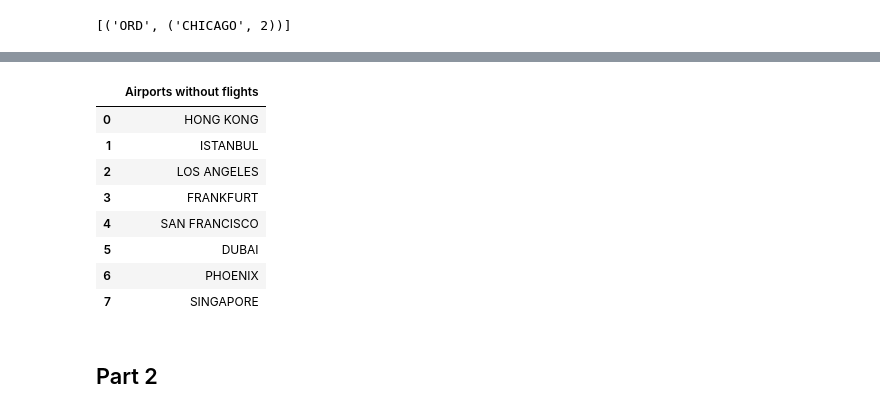
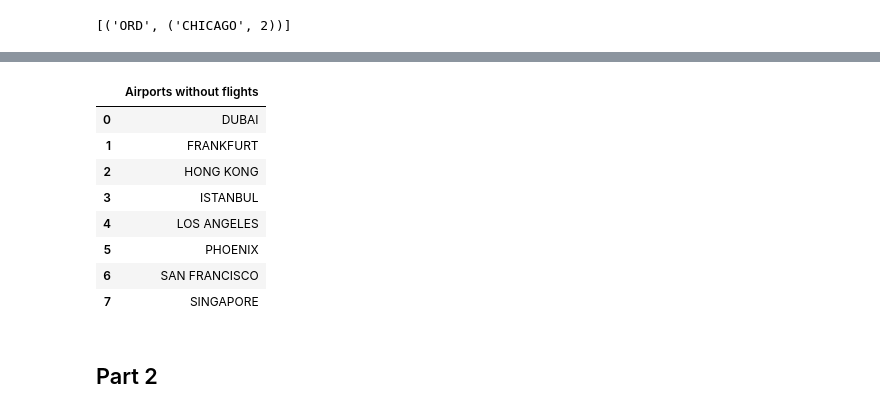
Before and after one commit to benjamin-nicholls/dataset-analysis, a Jupyter notebook: dataset_analysis.ipynb, the cells around one changed output, grey strips where cells are left out. Saved outputs shown, nothing was run; the diff lists cells and outputs as text; code cells hidden in the pictures.

Commit message:
Flights per airport is now sorted descending. Airports without flight is now alphabetical.

```diff
--- a/dataset_analysis.ipynb
+++ b/dataset_analysis.ipynb
@@ -278,20 +276,21 @@ flights_per_airport_df
 airport_names_with_flights = flights_per_airport_clean.map(lambda a: a[0])
 all_airport_names = airport_rdd.map(lambda a: a[0])
 not_used_airports = all_airport_names.subtract(airport_names_with_flights)
+not_used_airports_sorted = not_used_airports.sortBy(lambda a: a)
 # %%
 # Create a Pandas dataframe for viewing.
 cols = ['Airports without flights']
-not_used_airports_df = pd.DataFrame(not_used_airports.collect(), columns=cols)
+not_used_airports_df = pd.DataFrame(not_used_airports_sorted.collect(), columns=cols)
 not_used_airports_df
 # %% [output]
 |  | Airports without flights |
-| 0 | HONG KONG |
-| 1 | ISTANBUL |
-| 2 | LOS ANGELES |
-| 3 | FRANKFURT |
-| 4 | SAN FRANCISCO |
-| 5 | DUBAI |
-| 6 | PHOENIX |
+| 0 | DUBAI |
+| 1 | FRANKFURT |
+| 2 | HONG KONG |
+| 3 | ISTANBUL |
+| 4 | LOS ANGELES |
+| 5 | PHOENIX |
+| 6 | SAN FRANCISCO |
 | 7 | SINGAPORE |
 # %% [markdown]
 ## Part 2
```
Also changed, not shown: parts of 6 cells of this notebook.
